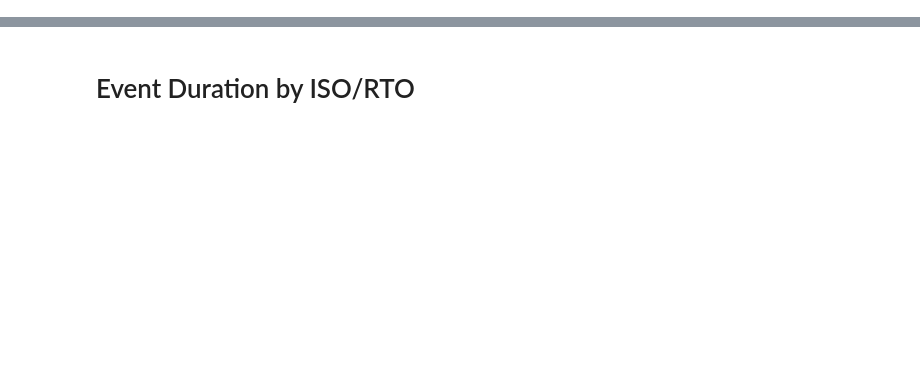
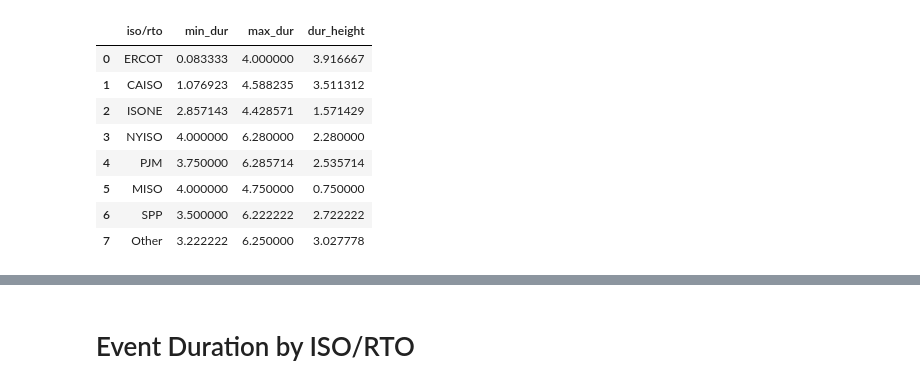
Before and after one commit to we3lab/dr-programs, a Jupyter notebook: analysis/event_duration_isorto.ipynb, the cells around one changed output, grey strips where cells are left out. Saved outputs shown, nothing was run; the diff lists cells and outputs as text; code cells hidden in the pictures; blank space fills up the shorter version.

```diff
--- a/analysis/event_duration_isorto.ipynb
+++ b/analysis/event_duration_isorto.ipynb
@@ -0,0 +15,34 @@
+# %%
+data = pd.read_csv(os.path.join(os.path.dirname(os.getcwd()), 'data/program_data/us_program_data.csv'))
+
+# Group by iso/rto and calculate the necessary statistics
+iso_rto_durations = data.groupby(['iso/rto'])[['min_dur', 'max_dur']].mean().reset_index()
+
+# make any nan min duration 0 and and nan max duration 24
+iso_rto_durations['min_dur'] = iso_rto_durations['min_dur'].fillna(5/60)
+iso_rto_durations['max_dur'] = iso_rto_durations['max_dur'].fillna(6.28)
+
+# Create a new column for the duration height
+iso_rto_durations['dur_height'] = iso_rto_durations['max_dur'] - iso_rto_durations['min_dur']
+
+# replace row iso/rto name other with Other
+iso_rto_durations['iso/rto'] = iso_rto_durations['iso/rto'].replace('other', 'Other')
+# %%
+region_order = ["ERCOT", "CAISO", "ISONE", "NYISO", "PJM", "MISO", "SPP", "Other"]
+
+# reorder rows to make sure the order is correct
+iso_rto_durations['iso/rto'] = pd.Categorical(iso_rto_durations['iso/rto'], categories=region_order, ordered=True)
+# Sort the DataFrame by the 'iso/rto' column
+iso_rto_durations = iso_rto_durations.sort_values('iso/rto')
+iso_rto_durations.reset_index(drop=True, inplace=True)
+iso_rto_durations
+# %% [output]
+|  | iso/rto | min_dur | max_dur | dur_height |
+| 0 | ERCOT | 0.083333 | 4.000000 | 3.916667 |
+| 1 | CAISO | 1.076923 | 4.588235 | 3.511312 |
+| 2 | ISONE | 2.857143 | 4.428571 | 1.571429 |
+| 3 | NYISO | 4.000000 | 6.280000 | 2.280000 |
+| 4 | PJM | 3.750000 | 6.285714 | 2.535714 |
+| 5 | MISO | 4.000000 | 4.750000 | 0.750000 |
+| 6 | SPP | 3.500000 | 6.222222 | 2.722222 |
+| 7 | Other | 3.222222 | 6.250000 | 3.027778 |
```
Also changed, not shown: parts of 4 cells of this notebook.
